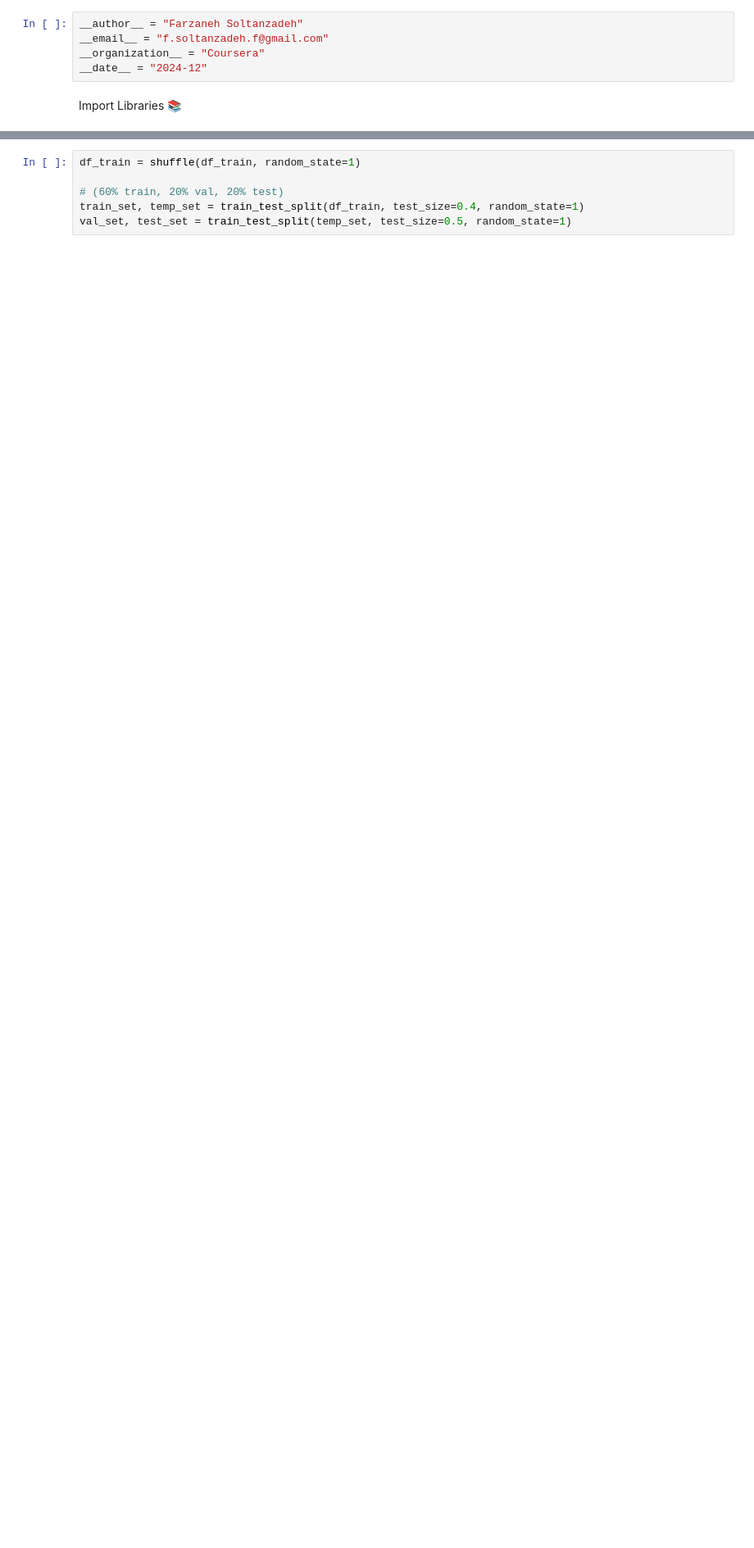
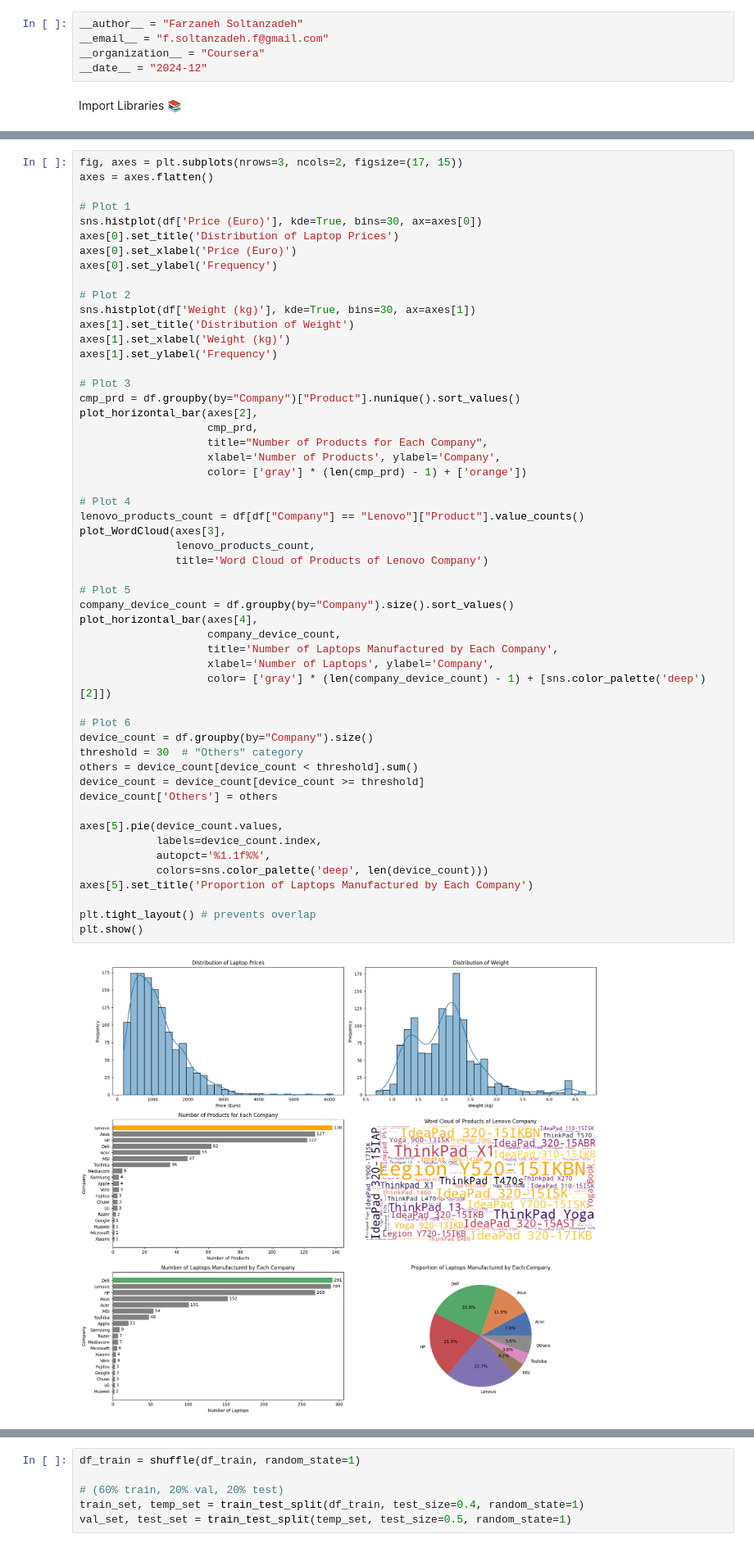
Before and after one commit to FarzanehSoltanzadeh/Regression, a Jupyter notebook: Multivariate Linear Regression/Implementation.ipynb, the cells around one changed output, grey strips where cells are left out. Shown at 82% size. Saved outputs shown, nothing was run; the diff lists cells and outputs as text; blank space fills up the shorter version.

```diff
--- a/Multivariate Linear Regression/Implementation.ipynb
+++ b/Multivariate Linear Regression/Implementation.ipynb
@@ -32,0 +141,55 @@ df_train.head()
+# %%
+fig, axes = plt.subplots(nrows=3, ncols=2, figsize=(17, 15))
+axes = axes.flatten()
+
+# Plot 1
+sns.histplot(df['Price (Euro)'], kde=True, bins=30, ax=axes[0])
+axes[0].set_title('Distribution of Laptop Prices')
+axes[0].set_xlabel('Price (Euro)')
+axes[0].set_ylabel('Frequency')
+
+# Plot 2
+sns.histplot(df['Weight (kg)'], kde=True, bins=30, ax=axes[1])
+axes[1].set_title('Distribution of Weight')
+axes[1].set_xlabel('Weight (kg)')
+axes[1].set_ylabel('Frequency')
+
+# Plot 3
+cmp_prd = df.groupby(by="Company")["Product"].nunique().sort_values()
+plot_horizontal_bar(axes[2],
+                    cmp_prd,
+                    title="Number of Products for Each Company",
+                    xlabel='Number of Products', ylabel='Company',
+                    color= ['gray'] * (len(cmp_prd) - 1) + ['orange'])
+
+# Plot 4
+lenovo_products_count = df[df["Company"] == "Lenovo"]["Product"].value_counts()
+plot_WordCloud(axes[3],
+               lenovo_products_count,
+               title='Word Cloud of Products of Lenovo Company')
+
+# Plot 5
+company_device_count = df.groupby(by="Company").size().sort_values()
+plot_horizontal_bar(axes[4],
+                    company_device_count,
+                    title='Number of Laptops Manufactured by Each Company',
+                    xlabel='Number of Laptops', ylabel='Company',
+                    color= ['gray'] * (len(company_device_count) - 1) + [sns.color_palette('deep')[2]])
+
+# Plot 6
+device_count = df.groupby(by="Company").size()
+threshold = 30  # "Others" category
+others = device_count[device_count < threshold].sum()
+device_count = device_count[device_count >= threshold]
+device_count['Others'] = others
+
+axes[5].pie(device_count.values,
+            labels=device_count.index,
+            autopct='%1.1f%%',
+            colors=sns.color_palette('deep', len(device_count)))
+axes[5].set_title('Proportion of Laptops Manufactured by Each Company')
+
+plt.tight_layout() # prevents overlap
+plt.show()
+# %% [output]
+[figure, added]
```
Also changed, not shown: parts of 19 cells of this notebook.
